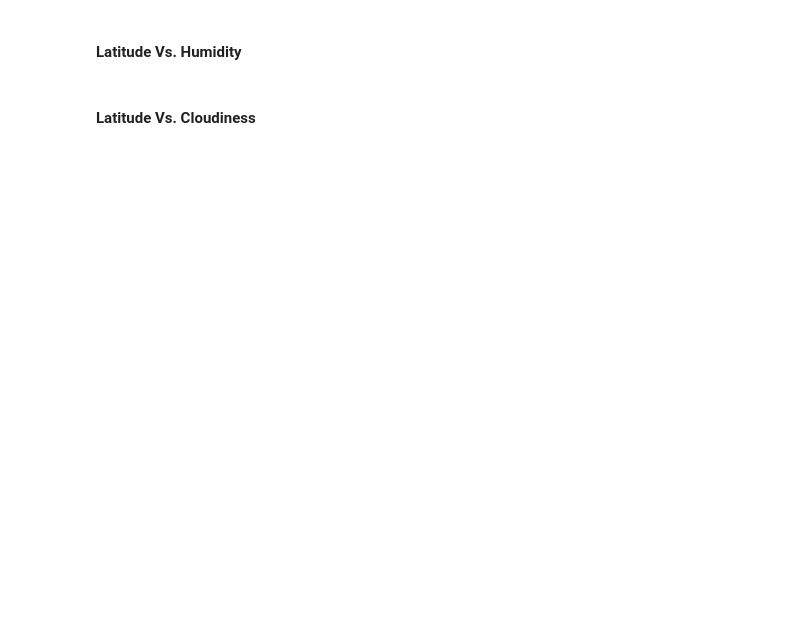
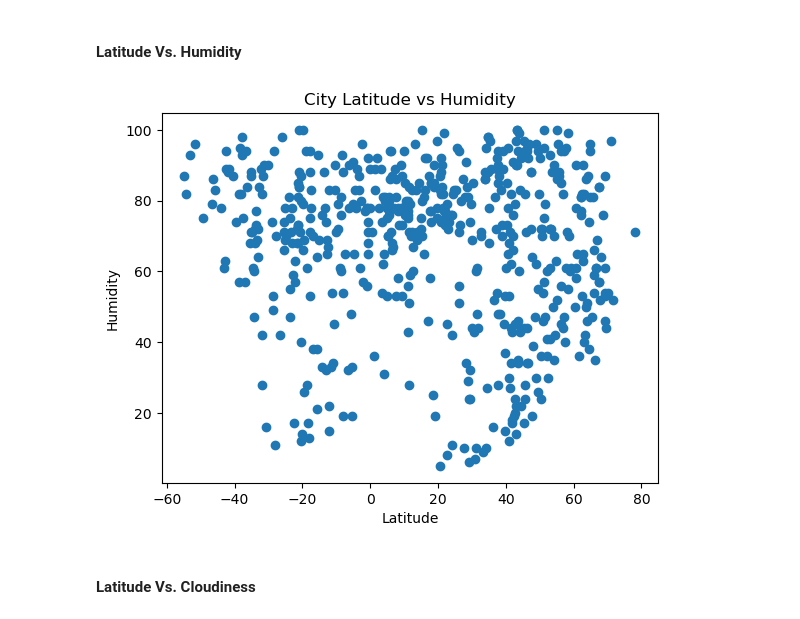
Before and after one commit to rosamp1/python-api-challenge, a Jupyter notebook: WeatherPy/WeatherPy.ipynb, the cells around one changed output. Drawn from its saved outputs; the diff is of its cells as text; code cells hidden in the pictures; blank space fills up the shorter version.

```diff
--- a/WeatherPy/WeatherPy.ipynb
+++ b/WeatherPy/WeatherPy.ipynb
@@ -195,16 +227,21 @@ plt.show()
 #### Latitude Vs. Humidity
 # %%
 # Build the scatter plots for latitude vs. humidity
-# YOUR CODE HERE
+x_values = city_data_df['Lat']
+y_values = city_data_df['Humidity']
 
 # Incorporate the other graph properties
-# YOUR CODE HERE
-
+plt.scatter(x_values,y_values)
+plt.xlabel('Latitude')
+plt.ylabel('Humidity')
+plt.title('City Latitude vs Humidity')
 # Save the figure
 plt.savefig("output_data/Fig2.png")
 
 # Show plot
 plt.show()
+# %% [output]
+[figure, added]
 # %% [markdown]
 #### Latitude Vs. Cloudiness
 # %%
```
Also changed, not shown: parts of 16 cells of this notebook, 5 other files.
